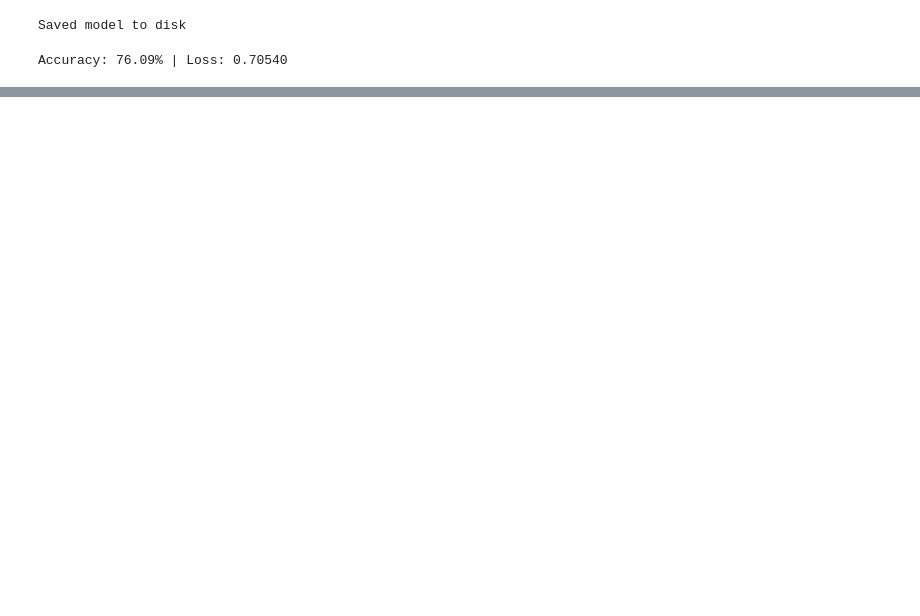
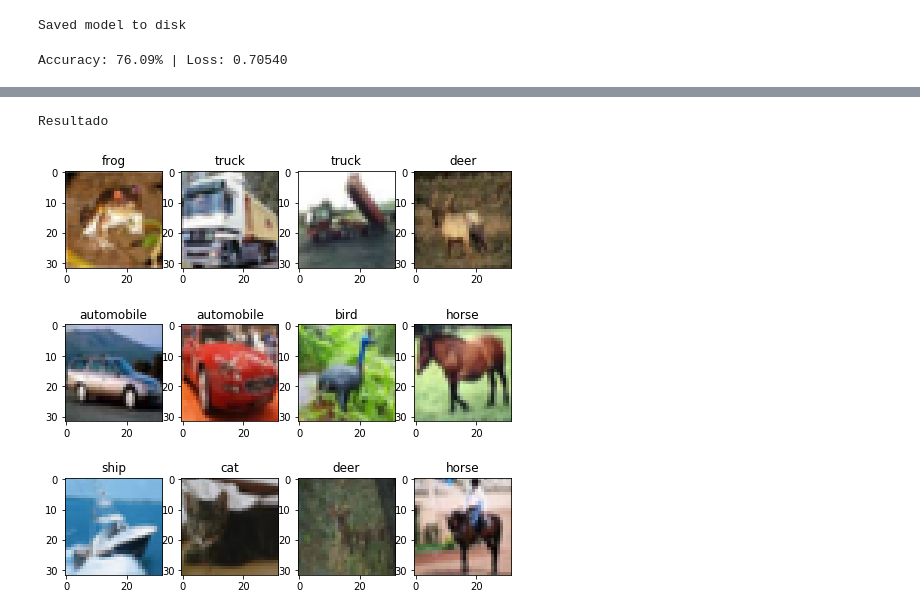
Before and after one commit to V1pi/cnn-keras, a Jupyter notebook: Some models.ipynb, the cells around one changed output, grey strips where cells are left out. Cells and saved outputs as stored; diff of their text form; code cells hidden in the pictures; blank space fills up the shorter version.

Commit message:
new plot

```diff
--- a/Some models.ipynb
+++ b/Some models.ipynb
@@ -164,0 +171,5 @@ result = model.predict(x_val)
+# %%
+plot2(x_val, result, "Resultado", 12)
+# %% [output]
+Resultado
+[figure, added]
```
Also changed, not shown: parts of 5 cells of this notebook.
